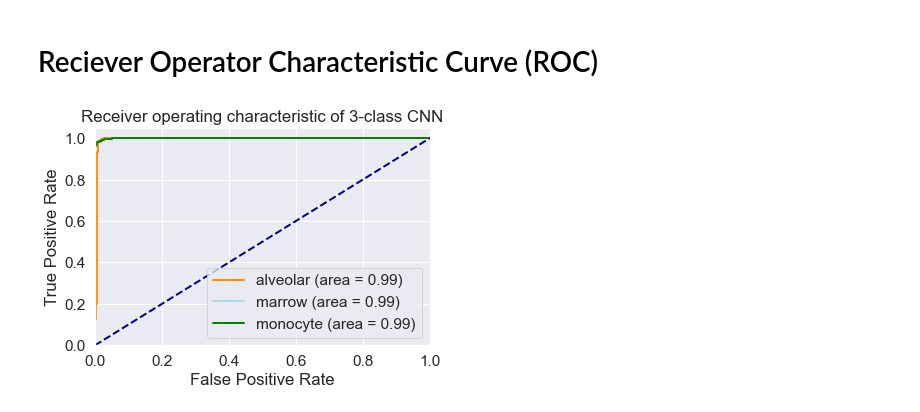
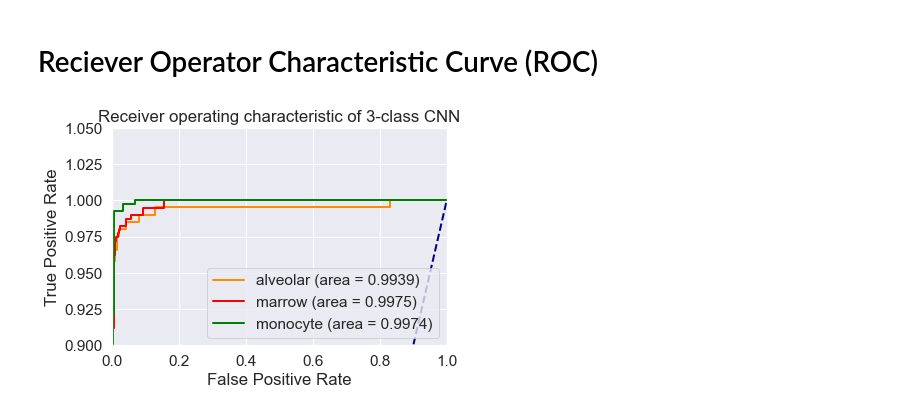
Before and after one commit to alec-x/MacrophageVision, a Jupyter notebook: ML/eval_model.ipynb, the cells around one changed output. Cells and saved outputs as stored; diff of their text form; code cells hidden in the pictures.

```diff
--- a/ML/eval_model.ipynb
+++ b/ML/eval_model.ipynb
@@ -83,14 +119,12 @@ https://stackoverflow.com/questions/53290306/confusion-matrix-and-test-accuracy-
 import seaborn as sn
 import pandas as pd
 
-matrix = pickle.load(open("model_confusion_matrix.p", "rb"))
-
 axis_labels = ["alveolar", "marrow", "monocyte"]
 num_classes = len(axis_labels)
-matrix_df = pd.DataFrame(matrix, index=axis_labels, columns=axis_labels)
-#matrix_df = pd.DataFrame(matrix, range(3), range(3))
+
+matrix_df = pd.DataFrame(matrices[0], index=axis_labels, columns=axis_labels)
 sn.set(font_scale=1.4) # for label size
 sn.heatmap(matrix_df, annot=True, fmt='.2%') # font size
-
+plt.title('Confusion Matrix of 3-class CNN')
 plt.show()
 # %% [output]
@@ -103,11 +137,11 @@ from sklearn.metrics import roc_curve, auc
 
 roc_data = pickle.load(open("model_roc_data.p", "rb"))
 
-labels = roc_data["true"]
+labels = roc_data[0]["true"]
 labels = torch.flatten(torch.stack(labels))
 labels_b = label_binarize(labels, classes=[0,1,2])
 
-outputs = roc_data["outputs"]
+outputs = roc_data[0]["outputs"]
 outputs = torch.flatten(torch.stack(outputs), end_dim=1)
 outputs = np.array(torch.softmax(outputs, 1))
 
@@ -124,19 +158,19 @@ roc_auc["micro"] = auc(fpr["micro"], tpr["micro"])
 # %%
 plt.figure()
 lw = 2
-plt.plot(fpr[2], tpr[2], color='darkorange',
-         lw=lw, label='alveolar (area = %0.2f)' % roc_auc[2])
-plt.plot(fpr[1], tpr[1], color='lightblue',
-         lw=lw, label='marrow (area = %0.2f)' % roc_auc[2])
-plt.plot(fpr[1], tpr[1], color='green',
-         lw=lw, label='monocyte (area = %0.2f)' % roc_auc[2])
+plt.plot(fpr[0], tpr[0], color='darkorange',
+         lw=lw, label='alveolar (area = %0.4f)' % roc_auc[0])
+plt.plot(fpr[1], tpr[1], color='red',
+         lw=lw, label='marrow (area = %0.4f)' % roc_auc[1])
+plt.plot(fpr[2], tpr[2], color='green',
+         lw=lw, label='monocyte (area = %0.4f)' % roc_auc[2])
 plt.plot([0, 1], [0, 1], color='navy', lw=lw, linestyle='--')
 plt.xlim([0.0, 1.0])
-plt.ylim([0.0, 1.05])
+plt.ylim([0.9, 1.05])
 plt.xlabel('False Positive Rate')
 plt.ylabel('True Positive Rate')
 plt.title('Receiver operating characteristic of 3-class CNN')
 plt.legend(loc="lower right")
 plt.show()
 # %% [output]
-[figure, old version]
+[figure, new version]
```
Also changed, not shown: parts of 6 cells of this notebook.
